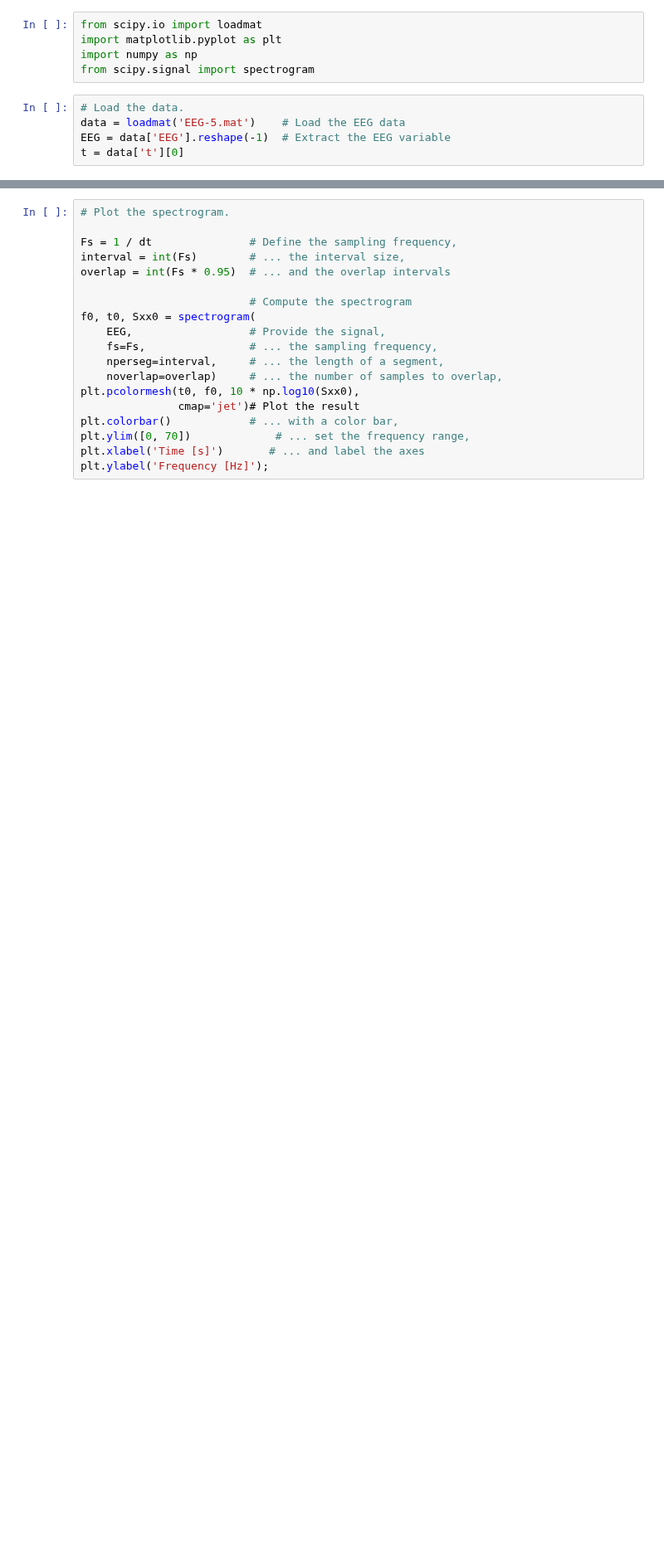
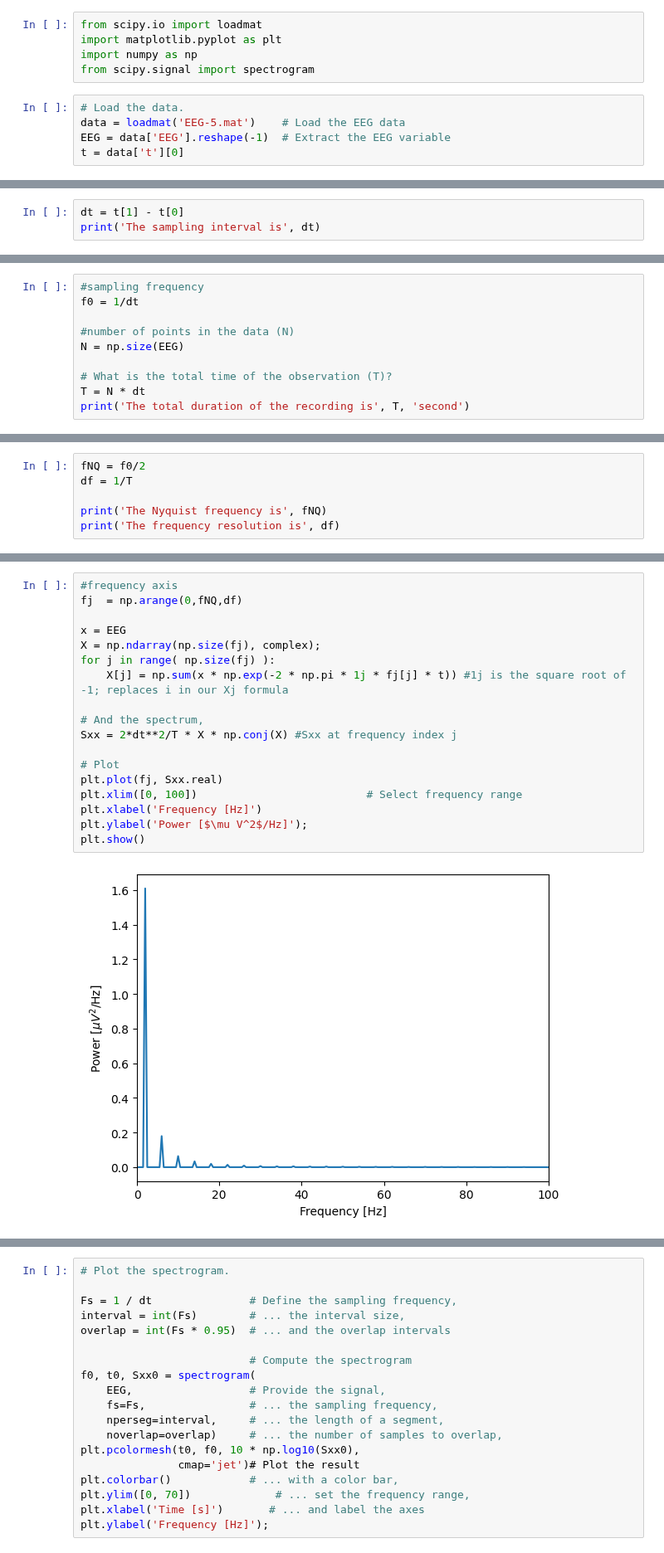
Before and after one commit to witchofizalith/MA665_HW, a Jupyter notebook: Topic6_PS/eeg5_analysis.ipynb, the cells around one changed output, grey strips where cells are left out. Shown at 83% size. Drawn from its saved outputs; the diff is of its cells as text; blank space fills up the shorter version.

```diff
--- a/Topic6_PS/eeg5_analysis.ipynb
+++ b/Topic6_PS/eeg5_analysis.ipynb
@@ -10,0 +13,3 @@ t = data['t'][0]
+# %%
+dt = t[1] - t[0]
+print('The sampling interval is', dt)
@@ -10,0 +20,10 @@ t = data['t'][0]
+# %%
+#sampling frequency
+f0 = 1/dt
+
+#number of points in the data (N)
+N = np.size(EEG)
+
+# What is the total time of the observation (T)?
+T = N * dt
+print('The total duration of the recording is', T, 'second')
@@ -10,0 +36,6 @@ t = data['t'][0]
+# %%
+fNQ = f0/2
+df = 1/T
+
+print('The Nyquist frequency is', fNQ)
+print('The frequency resolution is', df)
@@ -10,0 +47,20 @@ t = data['t'][0]
+# %%
+#frequency axis
+fj  = np.arange(0,fNQ,df)
+
+x = EEG
+X = np.ndarray(np.size(fj), complex);
+for j in range( np.size(fj) ):
+    X[j] = np.sum(x * np.exp(-2 * np.pi * 1j * fj[j] * t)) #1j is the square root of -1; replaces i in our Xj formula
+
+# And the spectrum,
+Sxx = 2*dt**2/T * X * np.conj(X) #Sxx at frequency index j
+
+# Plot
+plt.plot(fj, Sxx.real)
+plt.xlim([0, 100])                          # Select frequency range
+plt.xlabel('Frequency [Hz]')
+plt.ylabel('Power [$\mu V^2$/Hz]');
+plt.show()
+# %% [output]
+[figure, added]
```
Also changed, not shown: parts of 17 cells of this notebook, 2 other files.
